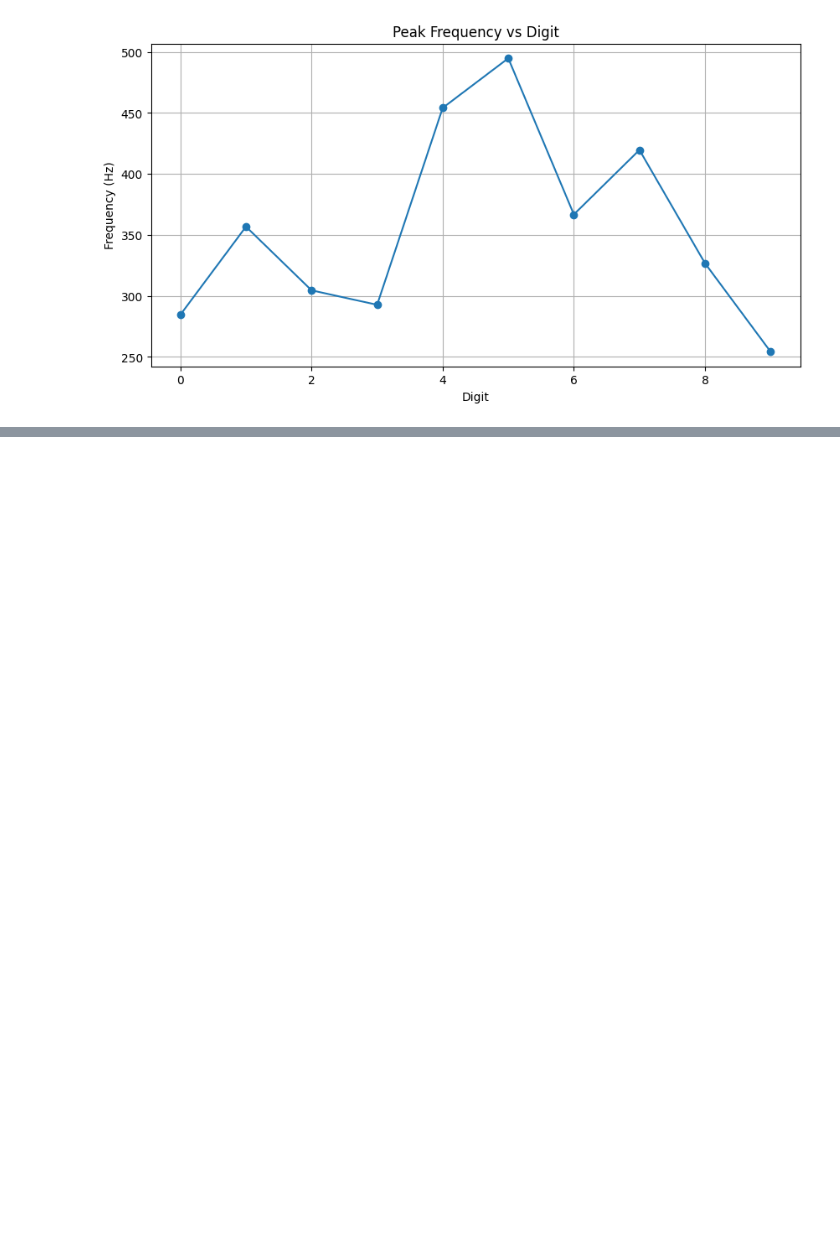
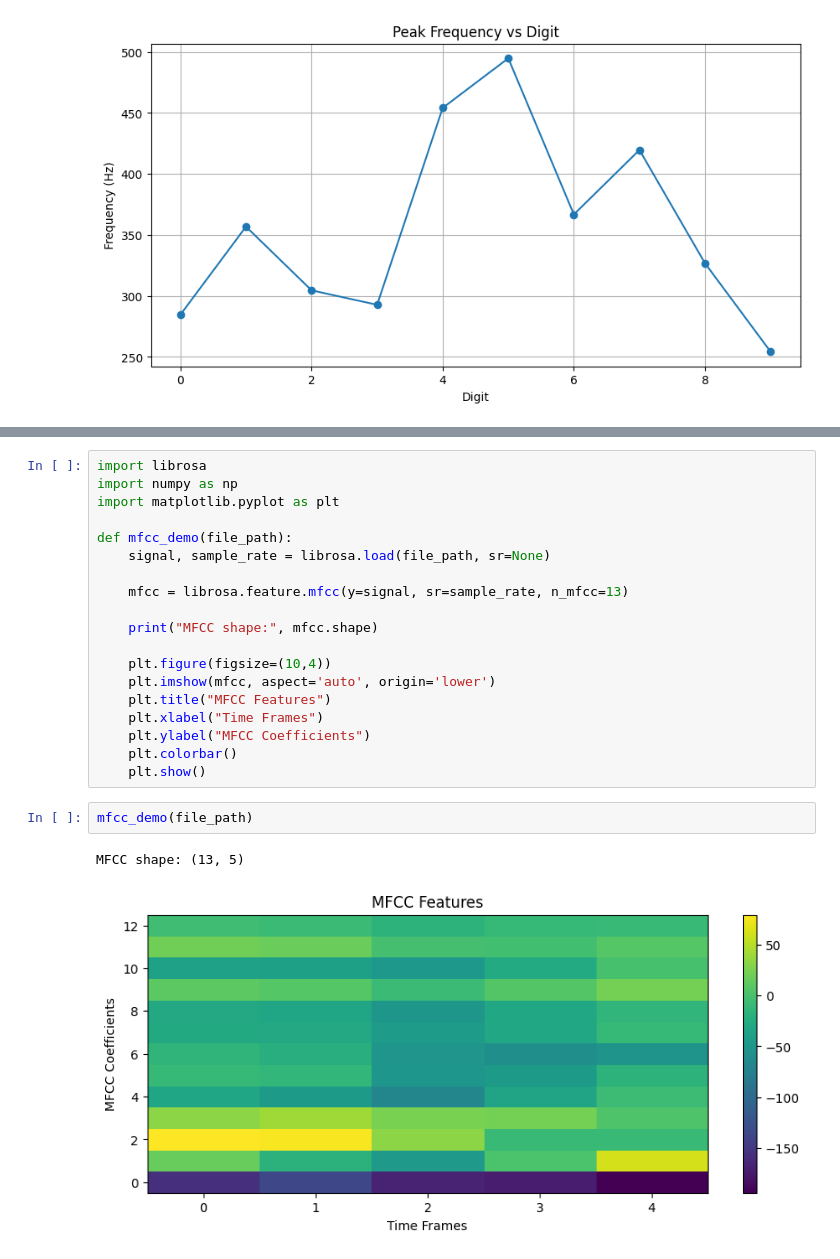
Before and after one commit to ibrahim2230/audio-digit-classification, a Jupyter notebook: EE413_DFT_Part.ipynb, the cells around one changed output, grey strips where cells are left out. Cells and saved outputs as stored; diff of their text form; blank space fills up the shorter version.

```diff
--- a/EE413_DFT_Part.ipynb
+++ b/EE413_DFT_Part.ipynb
@@ -546,0 +704,24 @@ plt.show()
+# %%
+import librosa
+import numpy as np
+import matplotlib.pyplot as plt
+
+def mfcc_demo(file_path):
+    signal, sample_rate = librosa.load(file_path, sr=None)
+
+    mfcc = librosa.feature.mfcc(y=signal, sr=sample_rate, n_mfcc=13)
+
+    print("MFCC shape:", mfcc.shape)
+
+    plt.figure(figsize=(10,4))
+    plt.imshow(mfcc, aspect='auto', origin='lower')
+    plt.title("MFCC Features")
+    plt.xlabel("Time Frames")
+    plt.ylabel("MFCC Coefficients")
+    plt.colorbar()
+    plt.show()
+# %%
+mfcc_demo(file_path)
+# %% [output]
+MFCC shape: (13, 5)
+[figure, added]
```
Also changed, not shown: parts of 15 cells of this notebook.
